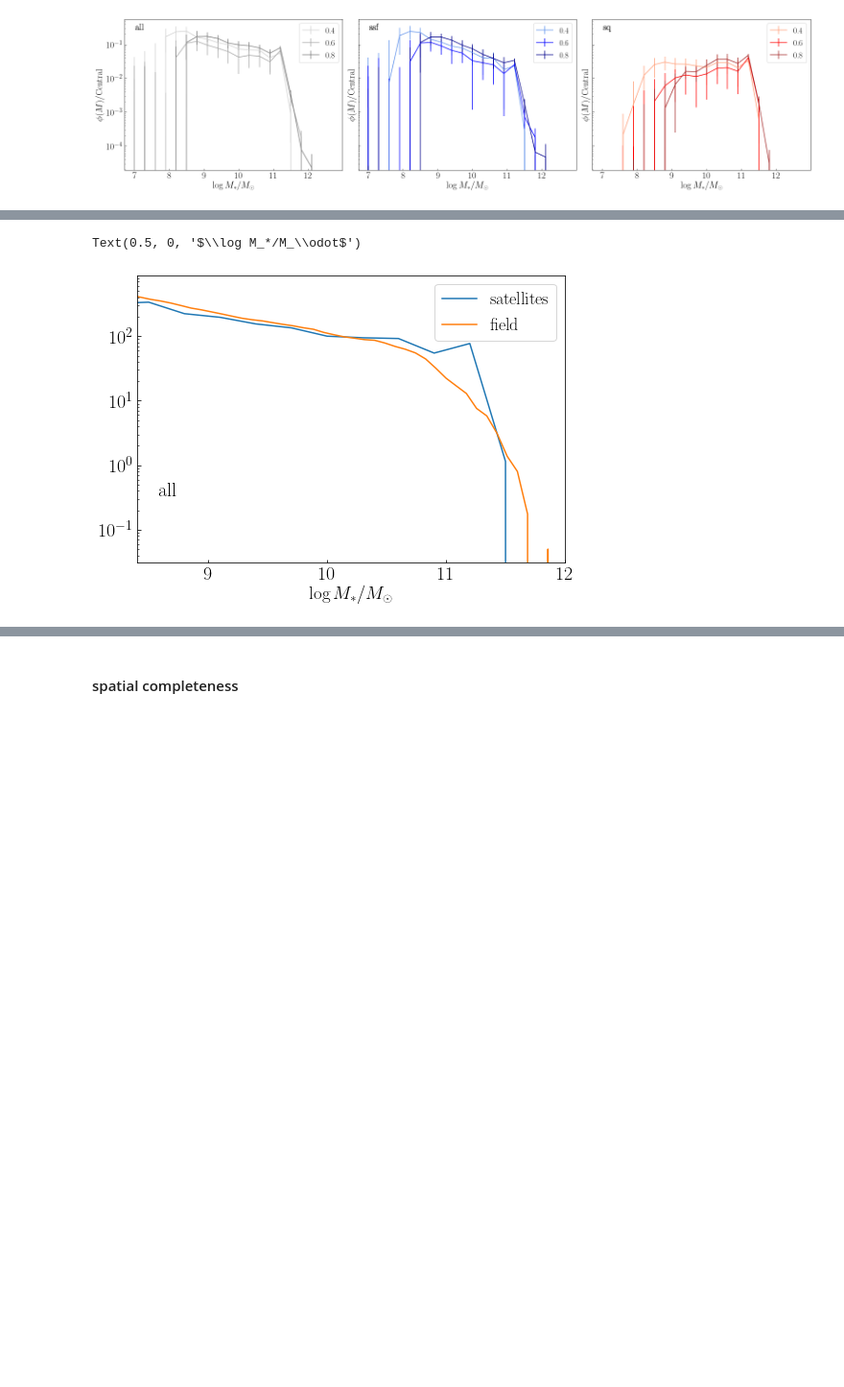
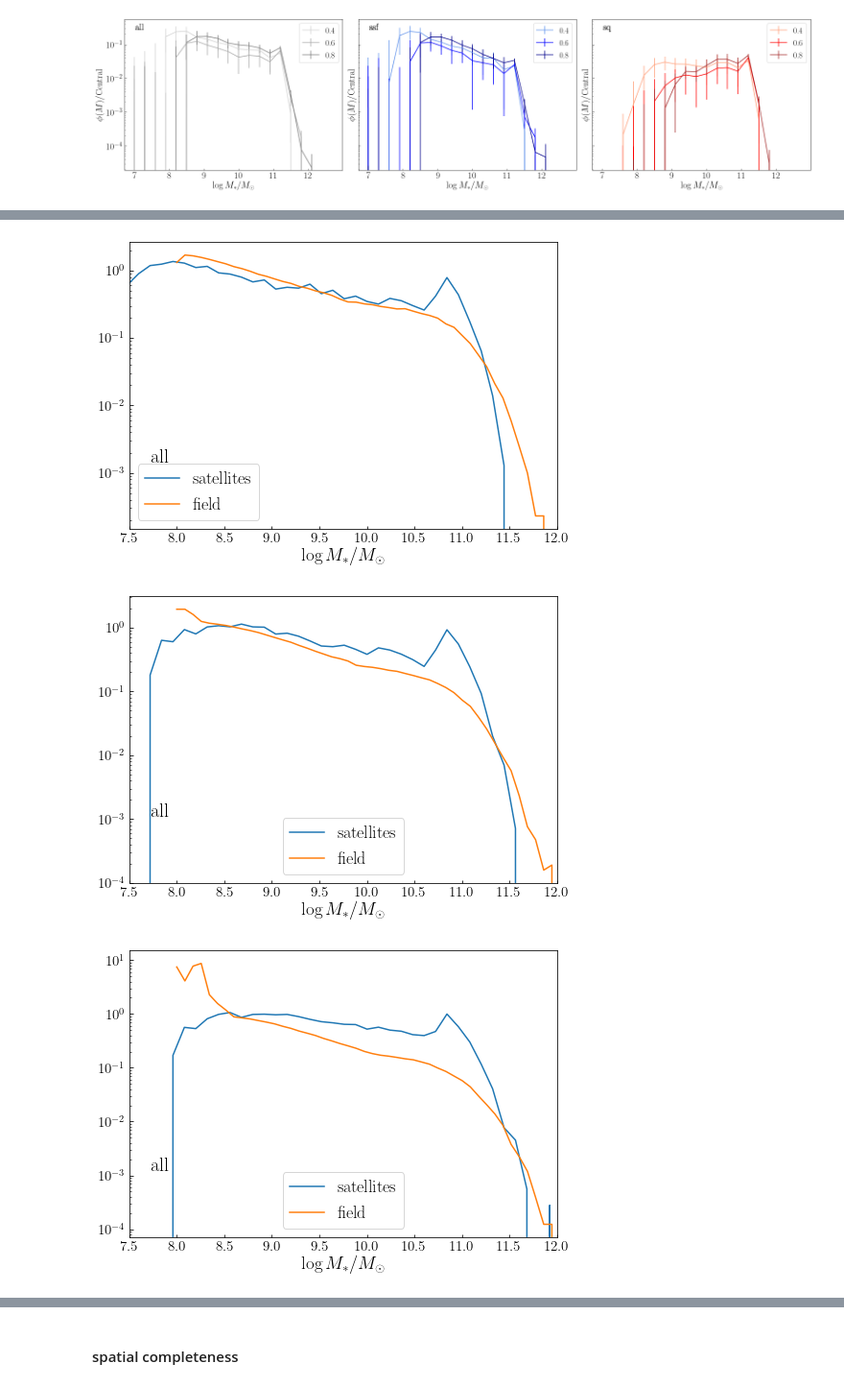
Before and after one commit to LejayChen/massive_gals, a Jupyter notebook: new_radial_distribution_2023.ipynb, the cells around one changed output, grey strips where cells are left out. Shown at 96% size. Cells and saved outputs as stored; diff of their text form; code cells hidden in the pictures; blank space fills up the shorter version.

```diff
--- a/new_radial_distribution_2023.ipynb
+++ b/new_radial_distribution_2023.ipynb
@@ -439,0 +658,11 @@ np.save('fit_param_err_sat_'+ssfq, np.array(fit_params_err))
+# %%
+fig, axs = plt.subplots(1, 1, figsize = (10, 5),sharex=True)
+
+arr = np.load('fit_param_sat_all.npy')
+print(arr)
+for i in np.arange(3):
+    x_plot = np.linspace(8,12.2,100)
+    y_plot = con_double_schechter(x_plot, arr[i][0], arr[i][1]/1e3, arr[i][2],arr[i][3]/1e3, arr[i][4],arr[i][5])
+
+    plt.plot(x_plot,y_plot)
+plt.yscale('log')
@@ -440,23 +674,35 @@ np.save('fit_param_err_sat_'+ssfq, np.array(fit_params_err))
 # %%
 # compare to the field values
 
-bins_field = np.linspace(8,12.2,50)[:-1]
-smf_field = np.load('pcat_extinc_smf_nonir_all_0.2_0.5.npy')[0]
+z_mins = [0.2,0.5,0.8,1.1]
+z_maxs = [0.5,0.8,1.1,1.5]
 
-ssfq = 'all'
-bins_smf = np.linspace(7.0, 13.0, num=21)[:-1]
-smf_sat = combine_deep_smf('smf_pcat/test_smf_pcat_jan24/', ssfq, count_type, '0.4')[1]
+num_bins = 50 # number of bin edges
+m_bin_left_edges = np.linspace(7.0, 13.0, num=num_bins+1)[:-1]
+ssfq='all'
+count_type = 'sat'
 
-fig, axs = plt.subplots(1, 1, sharex=True,sharey='row', figsize=(8, 5.5))
+fit_params = []
+fit_params_err = []
+for i,z in enumerate(z_mins[:-1]):
+    bins_field = np.linspace(8,12.2,50)[:-1]
+    smf_field = np.load('pcat_smf_nonir_'+ssfq+'_'+str(z_mins[i])+'_'+str(z_maxs[i])+'.npy')[0]
 
-plt.plot(m_bin_left_edges,smf_sat,label='satellites')
-plt.plot(bins_field,smf_field*1.6e4,label='field')
-plt.annotate(ssfq,xy=([0.05,0.23]),xycoords='axes fraction',fontsize=20,color='k')
+    ssfq = 'all'
+    bins_smf = np.linspace(7.0, 13.0, num=21)[:-1]
+    smf_sat = combine_deep_smf('smf_pcat/test_smf_new_cat/', ssfq, count_type, str(z), masscut_low='7.5',bin_number=num_bins)[1]
 
-plt.xlim([8.4,12])
-plt.yscale('log')
-plt.legend(fontsize=18)
-plt.xlabel('$\log M_*/M_\odot$',fontsize=19)
+    fig, axs = plt.subplots(1, 1, sharex=True,sharey='row', figsize=(8, 5.5))
+
+    plt.plot(m_bin_left_edges,smf_sat,label='satellites')
+    plt.plot(bins_field,smf_field*60,label='field')
+    plt.annotate(ssfq,xy=([0.05,0.23]),xycoords='axes fraction',fontsize=20,color='k')
+
+    plt.xlim([7.5,12])
+    plt.yscale('log')
+    plt.legend(fontsize=18)
+    plt.xlabel('$\log M_*/M_\odot$',fontsize=19)
 # %% [output]
-Text(0.5, 0, '$\\log M_*/M_\\odot$')
-[figure, old version]
+[figure, new version]
+[figure, added]
+[figure, added]
```
Also changed, not shown: parts of 32 cells of this notebook, 4 other files.
